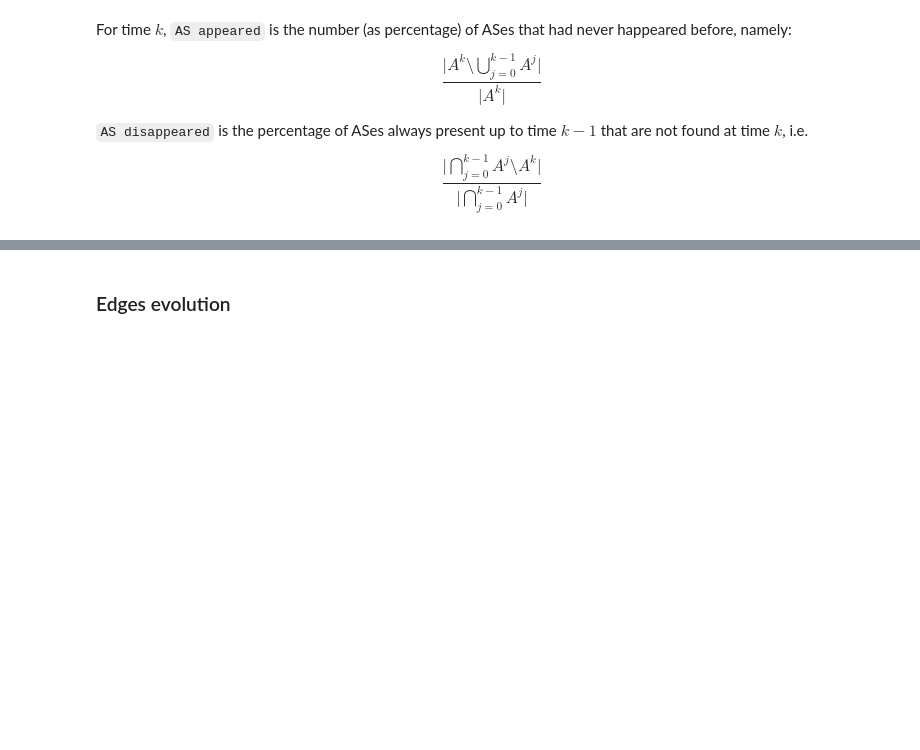
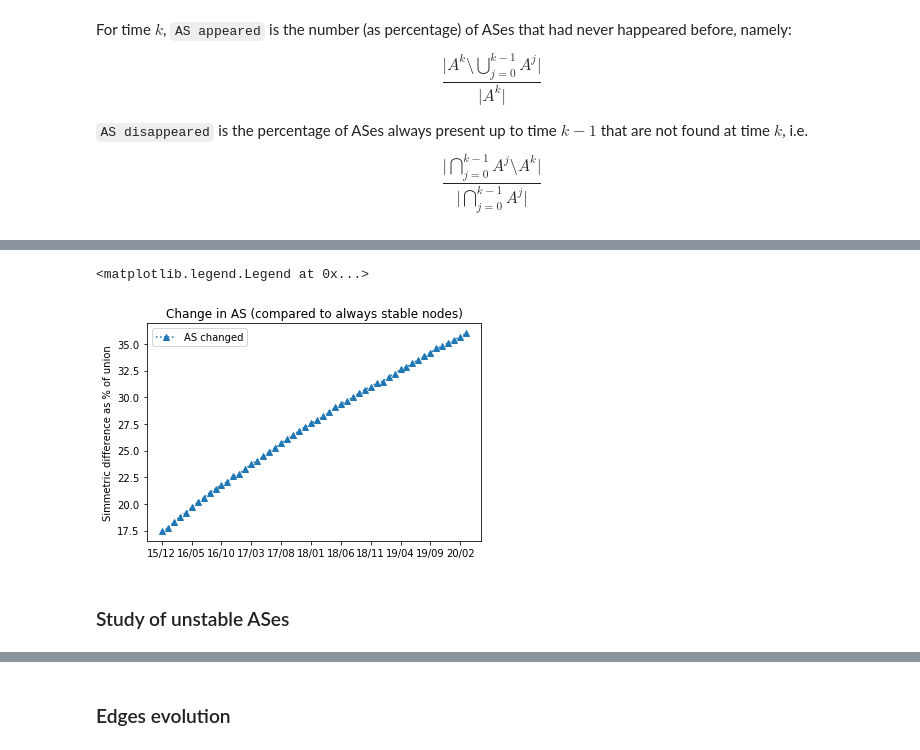
Before and after one commit to dedis/student_20_compactInternet, a Jupyter notebook: AS_evolution.ipynb, the cells around one changed output, grey strips where cells are left out. Drawn from its saved outputs; the diff is of its cells as text; code cells hidden in the pictures; blank space fills up the shorter version.

Commit message:
First implementation of BGP simulation + data

```diff
--- a/AS_evolution.ipynb
+++ b/AS_evolution.ipynb
@@ -129,0 +211,7 @@ $$ \frac{\big \lvert \bigcap_{j=0}^{k-1} A^j \setminus A^k \big \rvert}{\big \lv
+# %%
+as_future_variations = []
+for mth in x_vals:
+    as_var = np.setdiff1d(as_data[mth]['nodes'], intersect_set)
+    as_future_variations.append(as_var.shape[0]/as_data[mth]['nodes'].shape[0])
+
+as_future_variations = np.array(as_future_variations) * 100
@@ -129,0 +232,14 @@ $$ \frac{\big \lvert \bigcap_{j=0}^{k-1} A^j \setminus A^k \big \rvert}{\big \lv
+# %%
+as_graph_cumul_x_label = list(map(lambda x: to_date(x), x_vals))
+as_graph_cumul_x_ticks = as_graph_cumul_x_label[0::int(len(as_graph_cumul_x_label)/xtick_max_num)]
+#plt.figure(figsize=(12, 7))
+plt.plot(as_graph_cumul_x_label, as_future_variations, '^:', label='AS changed')
+plt.ylabel('Simmetric difference as % of union')
+plt.title('Change in AS (compared to always stable nodes)')
+plt.xticks(as_graph_cumul_x_ticks)
+plt.legend()
+# %% [output]
+<matplotlib.legend.Legend at 0x...>
+[figure, added]
+# %% [markdown]
+### Study of unstable ASes
```
Also changed, not shown: parts of 32 cells of this notebook, 6 other files.
